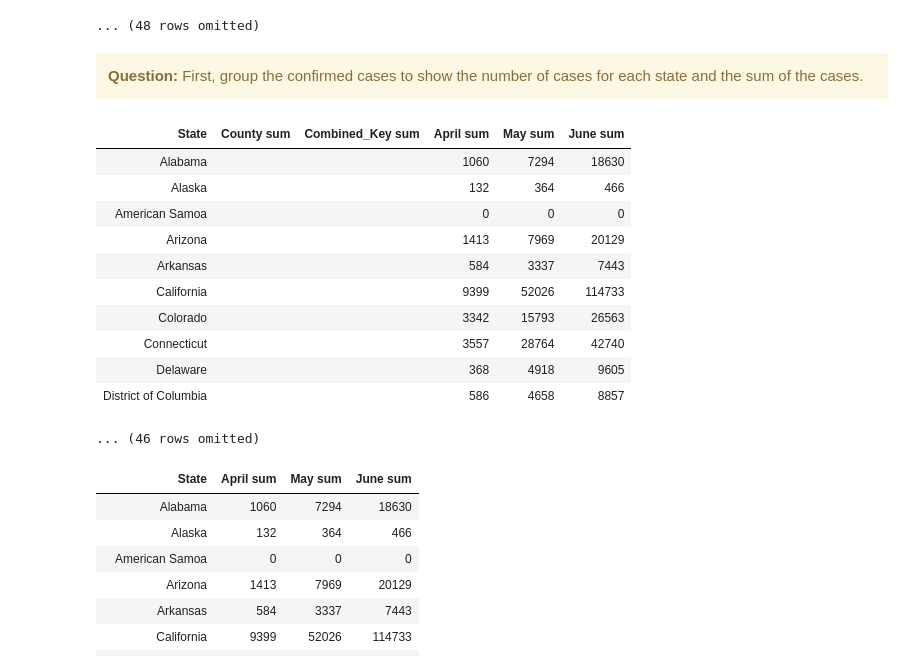
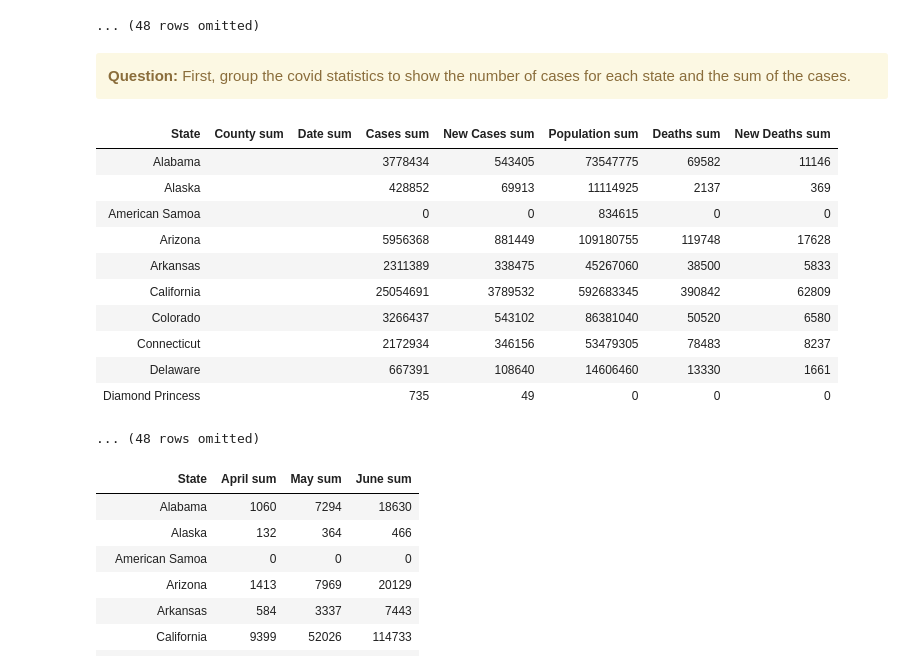
Before and after one commit to ds-modules/BUDS-SU21-Dev, a Jupyter notebook: Project_2/COVID/Project_1.ipynb, the cells around one changed output. Cells and saved outputs as stored; diff of their text form; code cells hidden in the pictures.

Commit message:
updating covid project

```diff
--- a/Project_2/COVID/Project_1.ipynb
+++ b/Project_2/COVID/Project_1.ipynb
@@ -263,25 +286,25 @@ pop_by_state
 ... (48 rows omitted)
 # %% [markdown]
 <div class="alert alert-warning">
-<b>Question:</b> First, group the confirmed cases to show the number of cases for each state and the sum of the cases.
+<b>Question:</b> First, group the covid statistics to show the number of cases for each state and the sum of the cases.
    </div>
 # %%
 #We are grouping all the counties into their states and taking the sum of the cases using this code.
-grouped_by_state = confirmed_cases.group("State", sum)
+grouped_by_state = covid_statistics.group("State", sum)
 grouped_by_state
 # %% [output]
-| State | County sum | Combined_Key sum | April sum | May sum | June sum |
-| Alabama |  |  | 1060 | 7294 | 18630 |
-| Alaska |  |  | 132 | 364 | 466 |
-| American Samoa |  |  | 0 | 0 | 0 |
-| Arizona |  |  | 1413 | 7969 | 20129 |
-| Arkansas |  |  | 584 | 3337 | 7443 |
-| California |  |  | 9399 | 52026 | 114733 |
-| Colorado |  |  | 3342 | 15793 | 26563 |
-| Connecticut |  |  | 3557 | 28764 | 42740 |
-| Delaware |  |  | 368 | 4918 | 9605 |
-| District of Columbia |  |  | 586 | 4658 | 8857 |
+| State | County sum | Date sum | Cases sum | New Cases sum | Population sum | Deaths sum | New Deaths sum |
+| Alabama |  |  | 3778434 | 543405 | 73547775 | 69582 | 11146 |
+| Alaska |  |  | 428852 | 69913 | 11114925 | 2137 | 369 |
+| American Samoa |  |  | 0 | 0 | 834615 | 0 | 0 |
+| Arizona |  |  | 5956368 | 881449 | 109180755 | 119748 | 17628 |
+| Arkansas |  |  | 2311389 | 338475 | 45267060 | 38500 | 5833 |
+| California |  |  | 25054691 | 3789532 | 592683345 | 390842 | 62809 |
+| Colorado |  |  | 3266437 | 543102 | 86381040 | 50520 | 6580 |
+| Connecticut |  |  | 2172934 | 346156 | 53479305 | 78483 | 8237 |
+| Delaware |  |  | 667391 | 108640 | 14606460 | 13330 | 1661 |
+| Diamond Princess |  |  | 735 | 49 | 0 | 0 | 0 |
-... (46 rows omitted)
+... (48 rows omitted)
 # %%
 #Now we will drop the County sum and Combined_Key sum because they
 #do not have numbers to add and we do not need the columns anymore.
```
Also changed, not shown: parts of 12 cells of this notebook, 2 other files.
